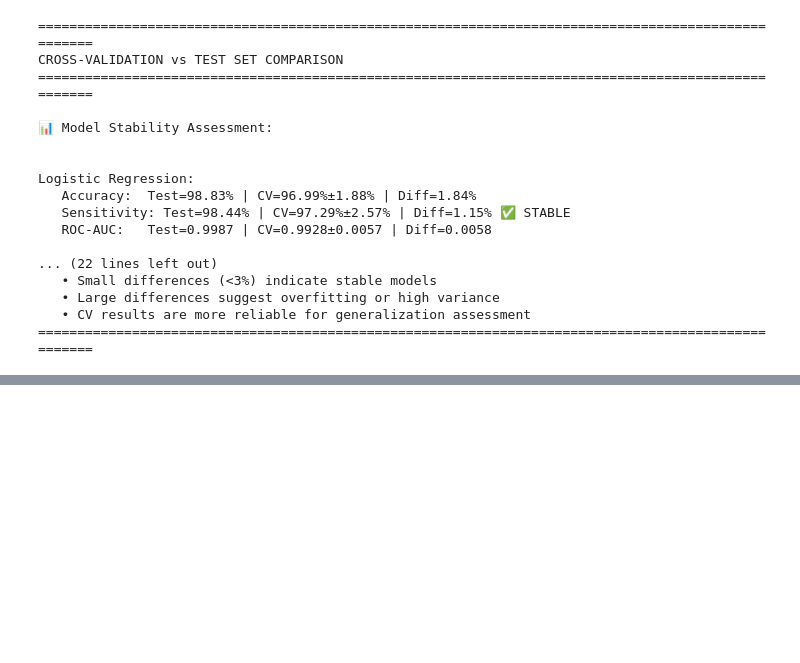
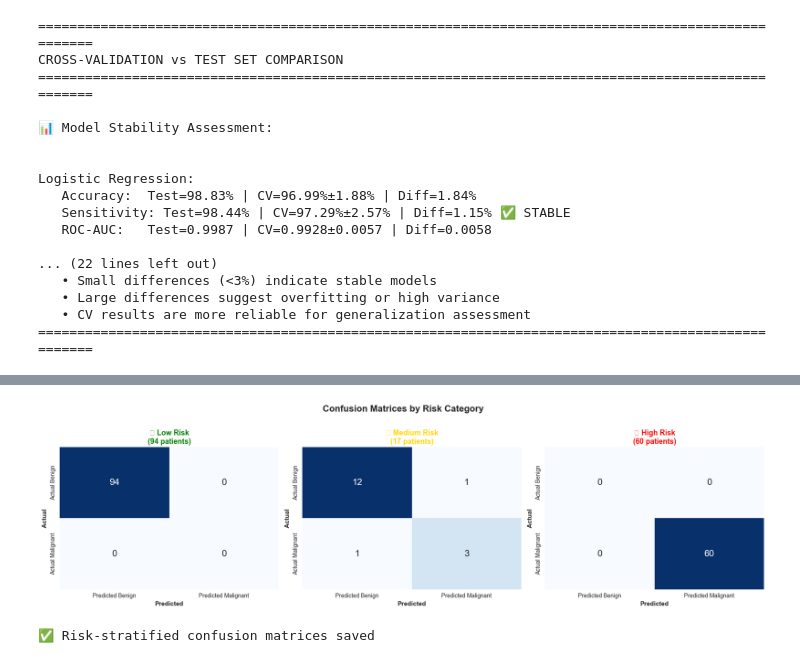
Before and after one commit to Fedi-Hmida/MLProject_Fedi, a Jupyter notebook: ML.ipynb, the cells around one changed output, grey strips where cells are left out. Cells and saved outputs as stored; diff of their text form; code cells hidden in the pictures; blank space fills up the shorter version.

```diff
--- a/ML.ipynb
+++ b/ML.ipynb
@@ -2532,0 +2970,54 @@ Logistic Regression:
+# %%
+# ============================================================================
+# STEP 7: Risk-Stratified Confusion Matrices Visualization
+# ============================================================================
+
+fig, axes = plt.subplots(1, 3, figsize=(18, 5))
+
+for idx, risk_level in enumerate(['Low Risk', 'Medium Risk', 'High Risk']):
+    mask = risk_df['Risk_Category'] == risk_level
+    group_data = risk_df[mask]
+
+    if len(group_data) == 0:
+        axes[idx].text(0.5, 0.5, f'No patients\nin {risk_level}',
+                      ha='center', va='center', fontsize=14)
+        axes[idx].set_title(f'{risk_level}')
+        continue
+
+    # Get actual and predicted labels
+    y_actual_group = [1 if d == 'Malignant' else 0 for d in group_data['Actual_Diagnosis']]
+    y_pred_group = [1 if p > 0.5 else 0 for p in group_data['Predicted_Probability']]
+
+    # Create confusion matrix
+    if len(set(y_actual_group)) == 1:
+        # Only one class present
+        if y_actual_group[0] == 0:
+            cm = np.array([[len(y_actual_group), 0], [0, 0]])
+        else:
+            cm = np.array([[0, 0], [0, len(y_actual_group)]])
+    else:
+        cm = confusion_matrix(y_actual_group, y_pred_group)
+
+    # Plot
+    sns.heatmap(cm, annot=True, fmt='d', cmap='Blues',
+                xticklabels=['Predicted Benign', 'Predicted Malignant'],
+                yticklabels=['Actual Benign', 'Actual Malignant'],
+                ax=axes[idx], cbar=False, annot_kws={'size': 16})
+
+    # Color code title
+    color = 'green' if risk_level == 'Low Risk' else 'gold' if risk_level == 'Medium Risk' else 'red'
+    emoji = '🟢' if risk_level == 'Low Risk' else '🟡' if risk_level == 'Medium Risk' else '🔴'
+    axes[idx].set_title(f'{emoji} {risk_level}\n({len(group_data)} patients)',
+                       fontsize=13, fontweight='bold', color=color)
+    axes[idx].set_xlabel('Predicted', fontsize=11, fontweight='bold')
+    axes[idx].set_ylabel('Actual', fontsize=11, fontweight='bold')
+
+plt.suptitle('Confusion Matrices by Risk Category', fontsize=16, fontweight='bold', y=1.02)
+plt.tight_layout()
+plt.savefig('risk_stratified_confusion_matrices.png', dpi=300, bbox_inches='tight')
+plt.show()
+
+print("\n✅ Risk-stratified confusion matrices saved")
+# %% [output]
+[figure, added]
+✅ Risk-stratified confusion matrices saved
```
Also changed, not shown: parts of 16 cells of this notebook, 20 other files.
